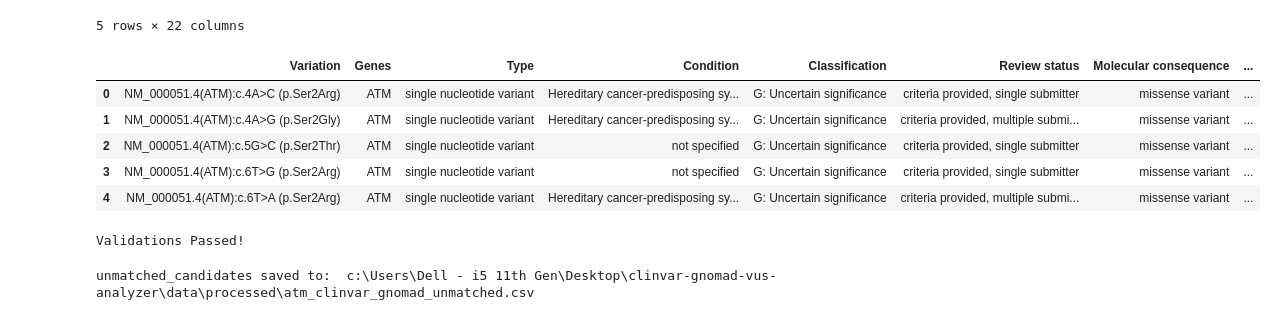
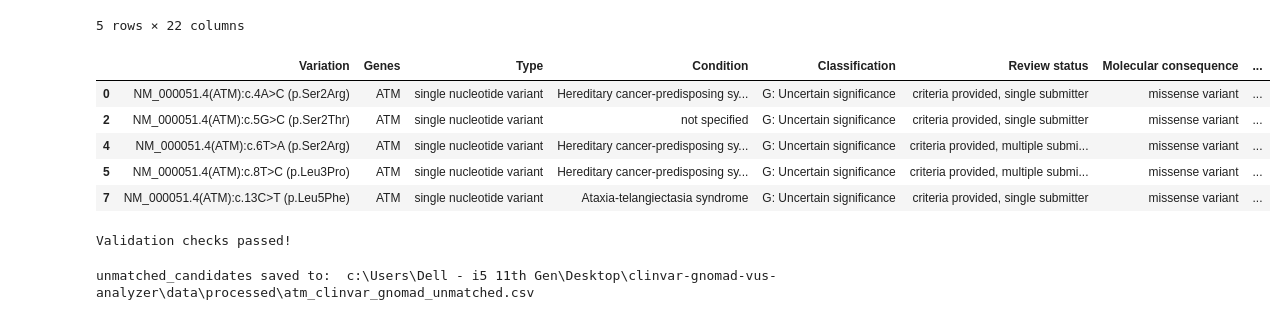
Before and after one commit to luciedev166/clinvar-gnomad-vus-analyzer, a Jupyter notebook: notebooks/03_explore_gnomad_refactored.ipynb, the cells around one changed output. Drawn from its saved outputs; the diff is of its cells as text; code cells hidden in the pictures.

```diff
--- a/notebooks/03_explore_gnomad_refractored.ipynb
+++ b/notebooks/03_explore_gnomad_refactored.ipynb
@@ -65,7 +65,7 @@ response.raise_for_status()
 gnomad_response = response.json()
 
 if "error" in gnomad_response:
-    print(gnomad_response["error"])
+    raise ValueError(gnomad_response["error"])
 else:
     gnomad_variants = gnomad_response["data"]["gene"]["variants"]
     print("gnomad variants retrieved ", len(gnomad_variants))
@@ -88,7 +88,7 @@ gnomad_population = (gnomad_df.rename(
     columns={
         "joint.ac": "gnomad_ac",
         "joint.an": "gnomad_an",
-        "joint.homozygote_count": "gnomad_homozyogte_count",
+        "joint.homozygote_count": "gnomad_homozygote_count",
         "joint.filters": "gnomad_filters"
     }
 )
@@ -125,14 +125,11 @@ matched_variants.head()
 # %%
 # convert type to numeric
 matched_variants["gnomad_an"] = pd.to_numeric(matched_variants["gnomad_an"], errors="coerce")
-matched_variants["gnomad_ac"] = pd.to_numeric(matched_variants["gnomad_an"], errors="coerce")
+matched_variants["gnomad_ac"] = pd.to_numeric(matched_variants["gnomad_ac"], errors="coerce")
 # %%
 # create af
 matched_variants["gnomad_af"] = (
-    matched_variants["gnomad_ac"] / matched_variants["gnomad_an"]
-    ).replace(
-        0,
-        pd.NA
+    matched_variants["gnomad_ac"] / matched_variants["gnomad_an"].replace(0, pd.NA)
     )
 
 matched_variants.head()
@@ -147,42 +144,44 @@ matched_variants.head()
 # %%
 # set for unmatched candidates
 matched_variants_id = set(matched_variants["variant_id"])
 
 unmatched_candidates = candidate_variants[
-    ~candidate_variants.isin(matched_variants_id)
+    ~candidate_variants["variant_id"].isin(matched_variants_id)
 ].copy()
 
 unmatched_candidates.head()
 # %% [output]
 |  | Variation | Genes | Type | Condition | Classification | Review status | Molecular consequence | ... |
 | 0 | NM_000051.4(ATM):c.4A>C (p.Ser2Arg) | ATM | single nucleotide variant | Hereditary cancer-predisposing sy... | G: Uncertain significance | criteria provided, single submitter | missense variant | ... |
-| 1 | NM_000051.4(ATM):c.4A>G (p.Ser2Gly) | ATM | single nucleotide variant | Hereditary cancer-predisposing sy... | G: Uncertain significance | criteria provided, multiple submi... | missense variant | ... |
 | 2 | NM_000051.4(ATM):c.5G>C (p.Ser2Thr) | ATM | single nucleotide variant | not specified | G: Uncertain significance | criteria provided, single submitter | missense variant | ... |
-| 3 | NM_000051.4(ATM):c.6T>G (p.Ser2Arg) | ATM | single nucleotide variant | not specified | G: Uncertain significance | criteria provided, single submitter | missense variant | ... |
 | 4 | NM_000051.4(ATM):c.6T>A (p.Ser2Arg) | ATM | single nucleotide variant | Hereditary cancer-predisposing sy... | G: Uncertain significance | criteria provided, multiple submi... | missense variant | ... |
+| 5 | NM_000051.4(ATM):c.8T>C (p.Leu3Pro) | ATM | single nucleotide variant | Hereditary cancer-predisposing sy... | G: Uncertain significance | criteria provided, multiple submi... | missense variant | ... |
+| 7 | NM_000051.4(ATM):c.13C>T (p.Leu5Phe) | ATM | single nucleotide variant | Ataxia-telangiectasia syndrome | G: Uncertain significance | criteria provided, single submitter | missense variant | ... |
 # %%
-# validate matched variants variables
-
 assert matched_variants["variant_id"].notna().all()
 
+valid_counts = matched_variants[
+    ["gnomad_ac", "gnomad_an"]
+].dropna()
+
+assert (valid_counts["gnomad_ac"] >= 0).all()
+assert (valid_counts["gnomad_an"] > 0).all()
 assert (
-    matched_variants["gnomad_ac"].dropna()
-    >= 0
+    valid_counts["gnomad_ac"]
+    <= valid_counts["gnomad_an"]
 ).all()
 
-assert (
-    matched_variants["gnomad_an"].dropna()
-    >= 0
-).all()
+assert matched_variants["variant_id"].is_unique
 
 assert (
-    matched_variants["gnomad_ac"].dropna()
-    <= matched_variants["gnomad_an"].dropna()
-).all()
+    len(matched_variants)
+    + len(unmatched_candidates)
+    == len(candidate_variants)
+)
 
-print("Validations Passed!")
+print("Validation checks passed!")
 # %% [output]
-Validations Passed!
+Validation checks passed!
 # %%
 # output unmatched candidates csv
 output_file = (
```
Also changed, not shown: parts of 1 cell of this notebook, 2 other files.
